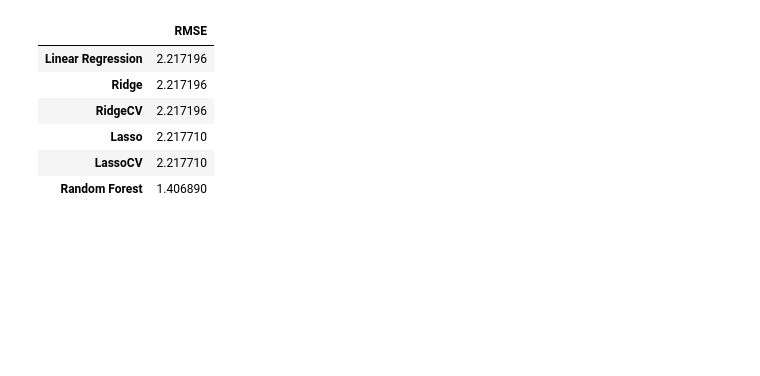
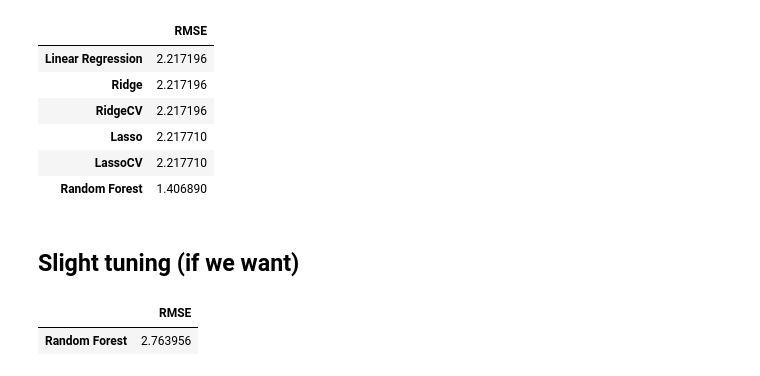
Before and after one commit to Edwardp17/Kaggle, a Jupyter notebook: sales_forecast/sales_forecast.ipynb, the cells around one changed output. Drawn from its saved outputs; the diff is of its cells as text; code cells hidden in the pictures; blank space fills up the shorter version.

```diff
--- a/sales_forecast/sales_forecast.ipynb
+++ b/sales_forecast/sales_forecast.ipynb
@@ -142,4 +168,6 @@ scores
 | Random Forest | 1.406890 |
 # %%
 #Random forest performs best, lets tune the model
+# %% [markdown]
+## Slight tuning (if we want)
 # %%
@@ -147,2 +175,7 @@ rf_tuned = get_fits([RandomForestRegressor(n_estimators = 120, oob_score = True,
 # %%
 rf_tuned_score = get_scores(rf_tuned, ['Random Forest'], X_val, y_val)
+# %%
+rf_tuned_score
+# %% [output]
+|  | RMSE |
+| Random Forest | 2.763956 |
```
Also changed, not shown: parts of 23 cells of this notebook.
